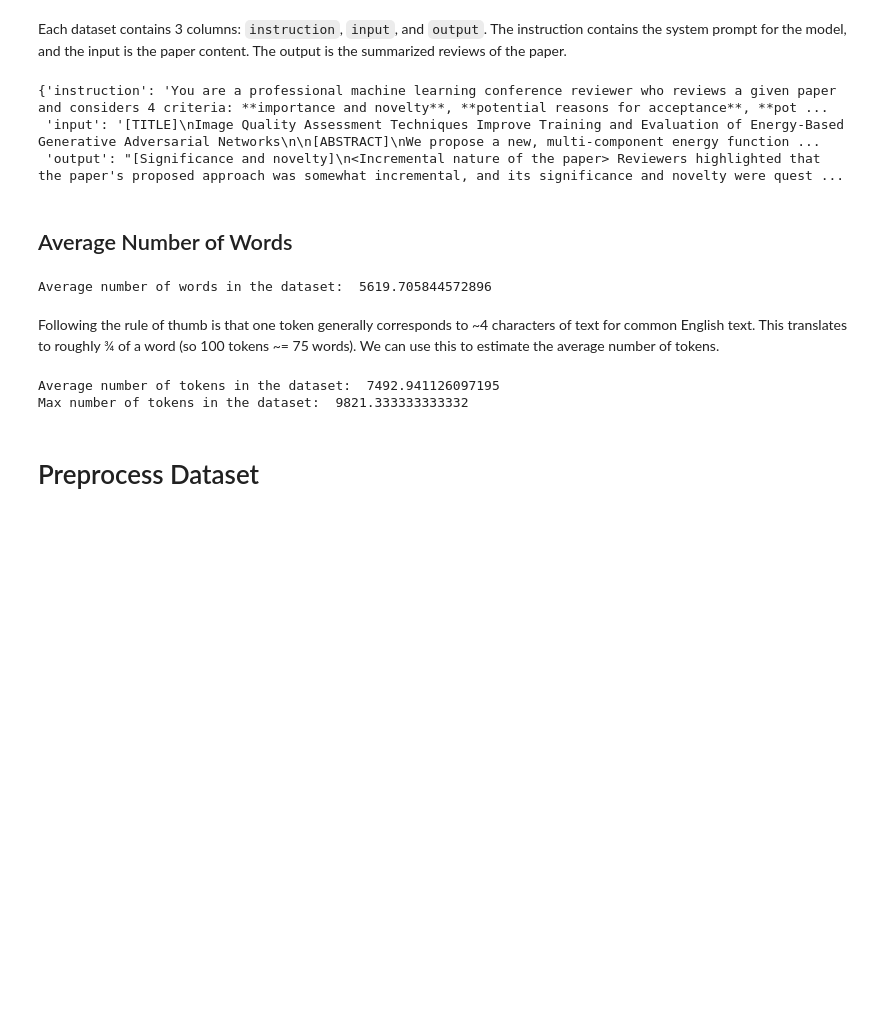
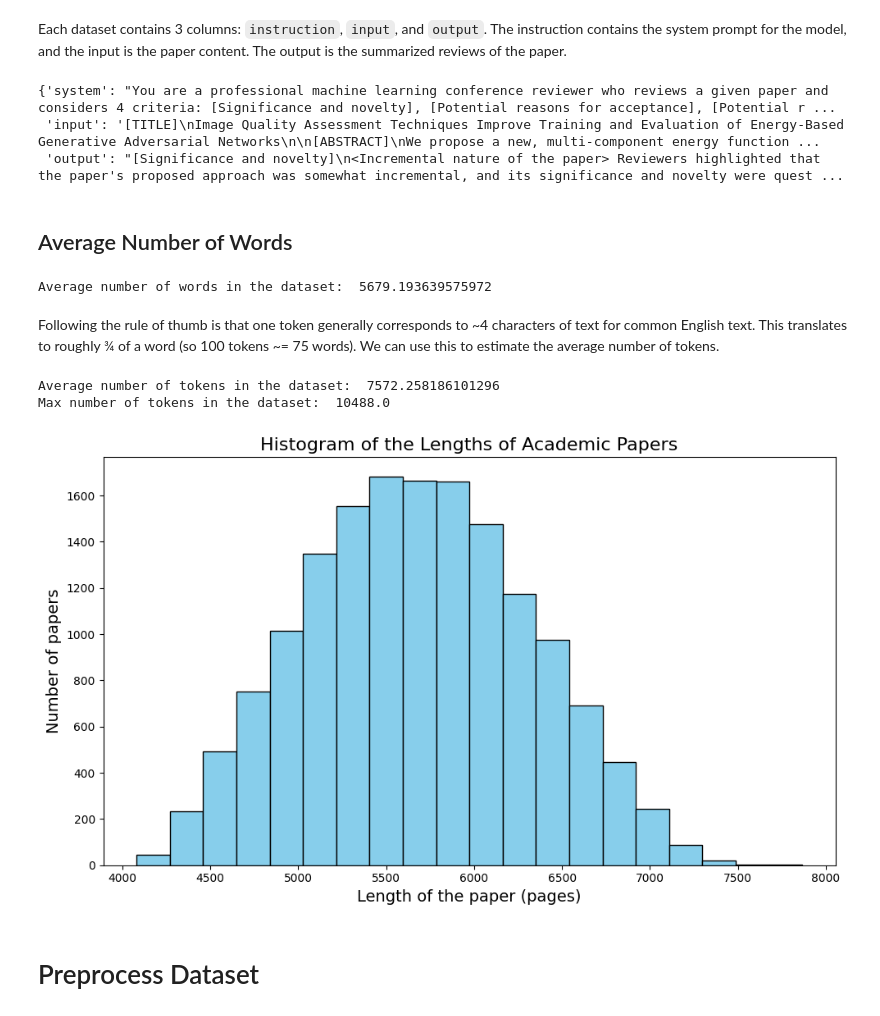
Before and after one commit to yinuotxie/MLPapersReviewGPT, a Jupyter notebook: notebooks/preprocess_dataset.ipynb, the cells around one changed output. Drawn from its saved outputs; the diff is of its cells as text; code cells hidden in the pictures; blank space fills up the shorter version.

Commit message:
update the train script

```diff
--- a/notebooks/preprocess_dataset.ipynb
+++ b/notebooks/preprocess_dataset.ipynb
@@ -3,8 +3,10 @@
 # %%
 import json
 
-with open('../data/paper_review_new_format_train.jsonl') as f:
-    dataset = [json.loads(line) for line in f]
+with open('../data/paper_single_round_1w5_update.jsonl') as file:
+    dataset = json.load(file)
+
+dataset = [data['conversation'][0] for data in dataset]
 # %%
 print("Total number of papers in the dataset: ", len(dataset))
 # %% [output]
@@ -14,7 +16,7 @@ Each dataset contains 3 columns: `instruction`, `input`, and `output`. The instr
 # %%
 dataset[0]
 # %% [output]
-{'instruction': 'You are a professional machine learning conference reviewer who reviews a given paper and considers 4 criteria: **importance and novelty**, **potential reasons for acceptance**, **pot ...
+{'system': "You are a professional machine learning conference reviewer who reviews a given paper and considers 4 criteria: [Significance and novelty], [Potential reasons for acceptance], [Potential r ...
  'input': '[TITLE]\nImage Quality Assessment Techniques Improve Training and Evaluation of Energy-Based Generative Adversarial Networks\n\n[ABSTRACT]\nWe propose a new, multi-component energy function ...
  'output': "[Significance and novelty]\n<Incremental nature of the paper> Reviewers highlighted that the paper's proposed approach was somewhat incremental, and its significance and novelty were quest ...
 # %% [markdown]
@@ -22,7 +24,7 @@ dataset[0]
 # %%
 lengths = []
 for data in dataset:
-    instruction = data['instruction']
+    instruction = data['system']
     input = data['input']
     output = data['output']
 
@@ -35,7 +37,7 @@ for data in dataset:
 
 print("Average number of words in the dataset: ", sum(lengths)/len(lengths))
 # %% [output]
-Average number of words in the dataset:  5619.705844572896
+Average number of words in the dataset:  5679.193639575972
 # %% [markdown]
 Following the rule of thumb is that one token generally corresponds to ~4 characters of text for common English text. This translates to roughly ¾ of a word (so 100 tokens ~= 75 words). We can use this to estimate the average number of tokens.
 # %%
@@ -43,16 +45,22 @@ token2word_ratio = 4/3
 print("Average number of tokens in the dataset: ", sum(lengths)/len(lengths) * token2word_ratio)
 print("Max number of tokens in the dataset: ", max(lengths) * token2word_ratio)
 # %% [output]
-Average number of tokens in the dataset:  7492.941126097195
-Max number of tokens in the dataset:  9821.333333333332
+Average number of tokens in the dataset:  7572.258186101296
+Max number of tokens in the dataset:  10488.0
 # %%
 # draw a histogram of the lengths
 import matplotlib.pyplot as plt
-plt.hist(lengths, bins=20)
-plt.xlabel('Length of the paper')
-plt.ylabel('Number of papers')
-plt.title('Histogram of the lengths of the papers')
+
+plt.figure(figsize=(10, 6))
+plt.hist(lengths, bins=20, color='skyblue', edgecolor='black')
+plt.xlabel('Length of the paper (pages)', fontsize=14)
+plt.ylabel('Number of papers', fontsize=14)
+plt.title('Histogram of the Lengths of Academic Papers', fontsize=16)
+plt.grid(False)
+plt.tight_layout()
 plt.show()
+# %% [output]
+[figure, added]
 # %% [markdown]
 # Preprocess Dataset
 # %%
```
Also changed, not shown: parts of 11 cells of this notebook, 4 other files.
